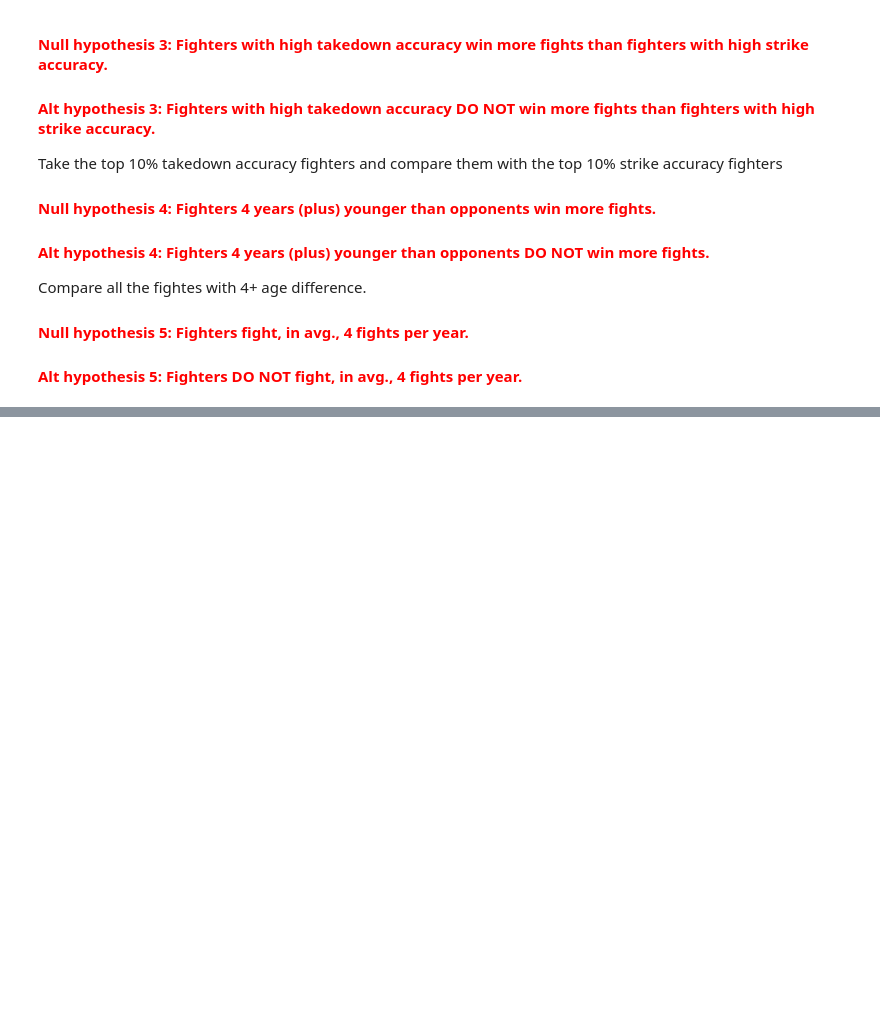
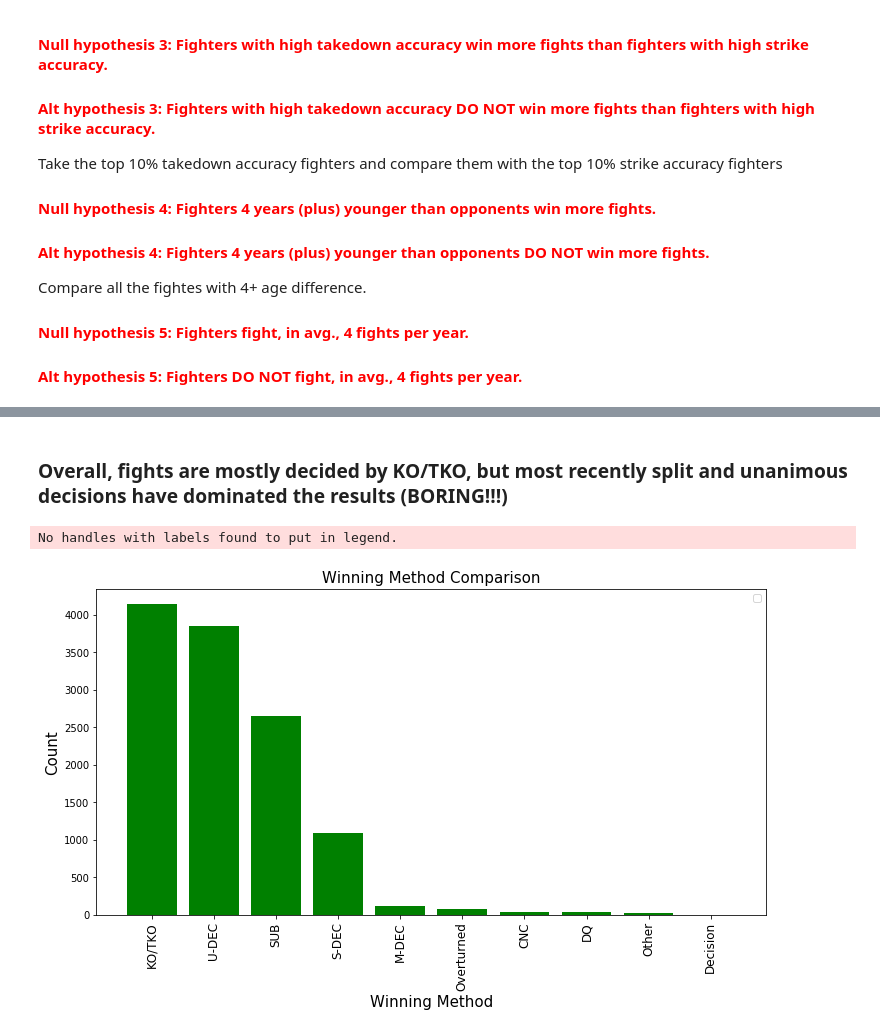
Before and after one commit to victorpena1/UFC_Analysis, a Jupyter notebook: UFC_EDA.ipynb, the cells around one changed output, grey strips where cells are left out. Drawn from its saved outputs; the diff is of its cells as text; code cells hidden in the pictures; blank space fills up the shorter version.

```diff
--- a/UFC_EDA.ipynb
+++ b/UFC_EDA.ipynb
@@ -256,0 +270,2 @@ Compare all the fightes with 4+ age difference.
+# %%
+df_ff['Date'] = pd.to_datetime(df_ff['Date'])
@@ -256,0 +286,21 @@ Compare all the fightes with 4+ age difference.
+# %%
+df_ff_test = df_ff.groupby(by='Method').count()
+df_ff_ear = df_ff_early.groupby(by='Method').count()
+df_ff_mid = df_ff_middle.groupby(by='Method').count()
+df_ff_rec = df_ff_recent.groupby(by='Method').count()
+# %%
+df_method= df_ff_test.sort_values(by='f1', ascending=False)
+# %% [markdown]
+### Overall, fights are mostly decided by KO/TKO, but most recently split and unanimous decisions have dominated the results (BORING!!!)
+# %%
+fig, ax = plt.subplots(figsize= (12,6))
+ax.bar(df_method.index, df_method.f1, color= 'g')
+ax.set_title("Winning Method Comparison", fontsize = 15)
+ax.set_ylabel("Count", fontsize = 15)
+ax.set_xlabel("Winning Method", fontsize = 15)
+plt.xticks(df_method.index, rotation='vertical', fontsize = 12)
+ax.legend()
+fig.show()
+# %% [output]
+No handles with labels found to put in legend.
+[figure, added]
```
Also changed, not shown: parts of 14 cells of this notebook.
